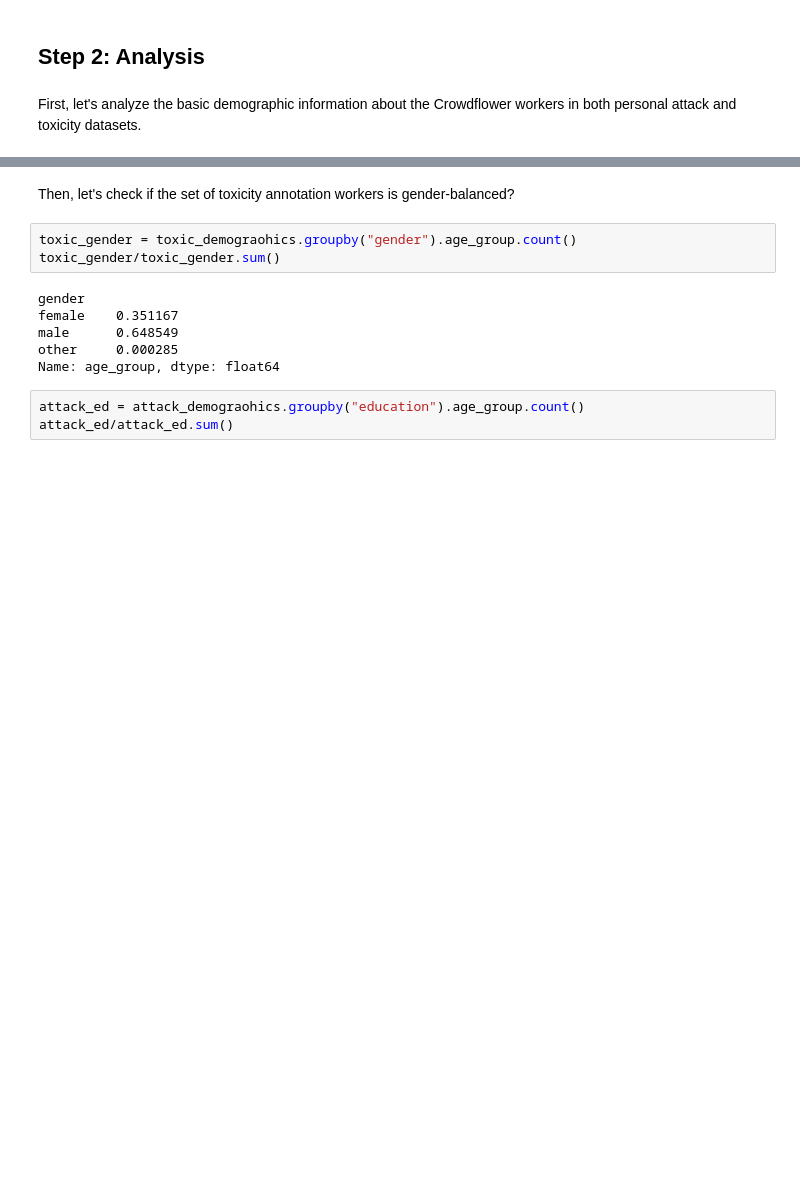
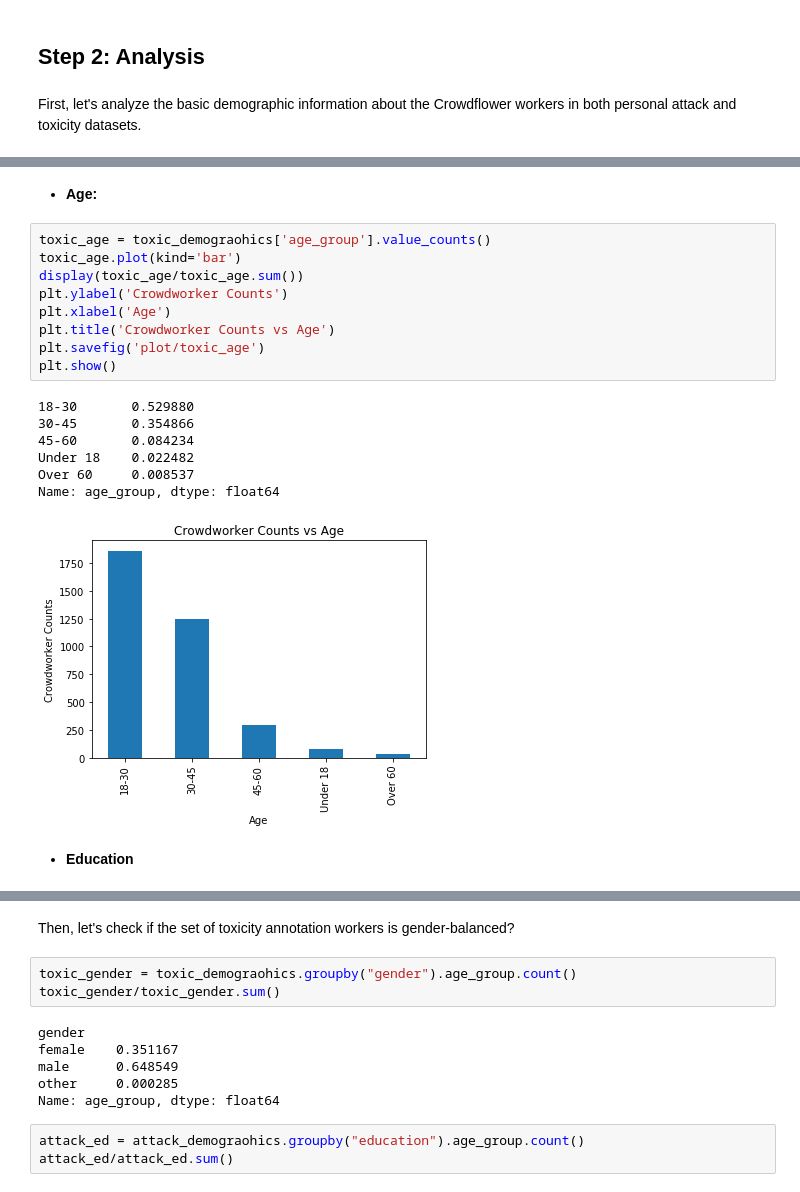
Before and after one commit to Shuya-Ma/data-512, a Jupyter notebook: data-512-a2/data-512-a2.ipynb, the cells around one changed output, grey strips where cells are left out. Drawn from its saved outputs; the diff is of its cells as text; blank space fills up the shorter version.

```diff
--- a/data-512-a2/data-512-a2.ipynb
+++ b/data-512-a2/data-512-a2.ipynb
@@ -117,0 +153,21 @@ attack_gender.plot(kind='bar')
+# %% [markdown]
+-  **Age:**
+# %%
+toxic_age = toxic_demograohics['age_group'].value_counts()
+toxic_age.plot(kind='bar')
+display(toxic_age/toxic_age.sum())
+plt.ylabel('Crowdworker Counts')
+plt.xlabel('Age')
+plt.title('Crowdworker Counts vs Age')
+plt.savefig('plot/toxic_age')
+plt.show()
+# %% [output]
+18-30       0.529880
+30-45       0.354866
+45-60       0.084234
+Under 18    0.022482
+Over 60     0.008537
+Name: age_group, dtype: float64
+[figure, added]
+# %% [markdown]
+- **Education**
```
Also changed, not shown: parts of 22 cells of this notebook, 9 other files.
